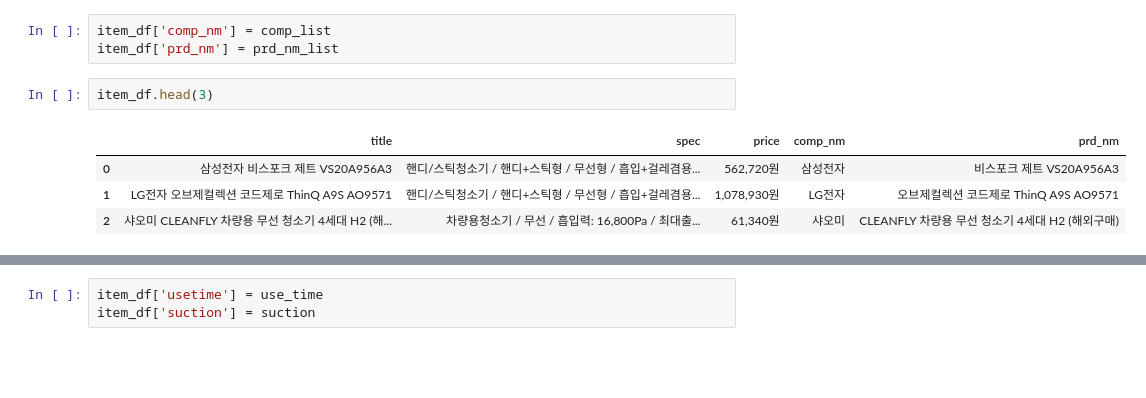
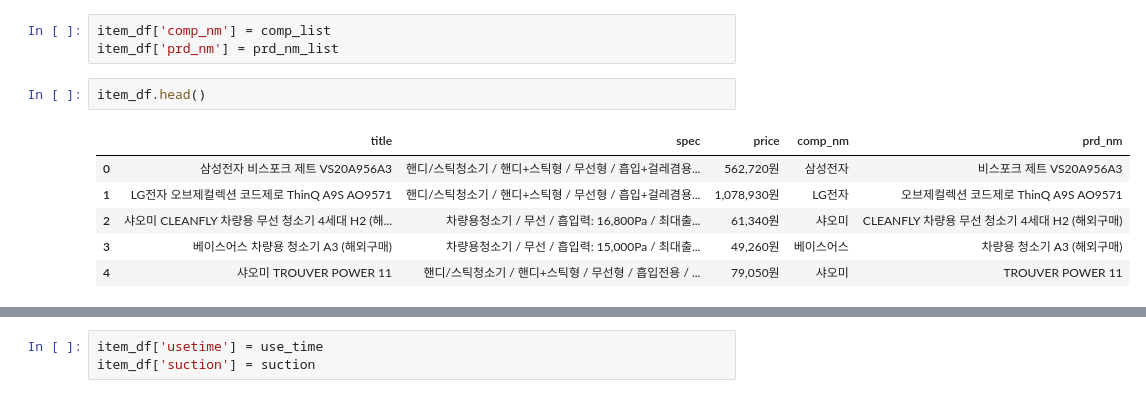
Before and after one commit to 21ckwj/fintech, a Jupyter notebook: Pandas/강사님_다나와 사이트....ipynb, the cells around one changed output, grey strips where cells are left out. Drawn from its saved outputs; the diff is of its cells as text; blank space fills up the shorter version.

```diff
--- a/Pandas/강사님_다나와 사이트....ipynb
+++ b/Pandas/강사님_다나와 사이트....ipynb
@@ -196,12 +196,14 @@ for p in item_df['title']:
 item_df['comp_nm'] = comp_list
 item_df['prd_nm'] = prd_nm_list
 # %%
-item_df.head(3)
+item_df.head()
 # %% [output]
 |  | title | spec | price | comp_nm | prd_nm |
 | 0 | 삼성전자 비스포크 제트 VS20A956A3 | 핸디/스틱청소기 / 핸디+스틱형 / 무선형 / 흡입+걸레겸용... | 562,720원 | 삼성전자 | 비스포크 제트 VS20A956A3 |
 | 1 | LG전자 오브제컬렉션 코드제로 ThinQ A9S AO9571 | 핸디/스틱청소기 / 핸디+스틱형 / 무선형 / 흡입+걸레겸용... | 1,078,930원 | LG전자 | 오브제컬렉션 코드제로 ThinQ A9S AO9571 |
 | 2 | 샤오미 CLEANFLY 차량용 무선 청소기 4세대 H2 (해... | 차량용청소기 / 무선 / 흡입력: 16,800Pa / 최대출... | 61,340원 | 샤오미 | CLEANFLY 차량용 무선 청소기 4세대 H2 (해외구매) |
+| 3 | 베이스어스 차량용 청소기 A3 (해외구매) | 차량용청소기 / 무선 / 흡입력: 15,000Pa / 최대출... | 49,260원 | 베이스어스 | 차량용 청소기 A3 (해외구매) |
+| 4 | 샤오미 TROUVER POWER 11 | 핸디/스틱청소기 / 핸디+스틱형 / 무선형 / 흡입전용 / ... | 79,050원 | 샤오미 | TROUVER POWER 11 |
 # %%
 use_time = []
 suction = []
```
Also changed, not shown: parts of 1 cell of this notebook.
